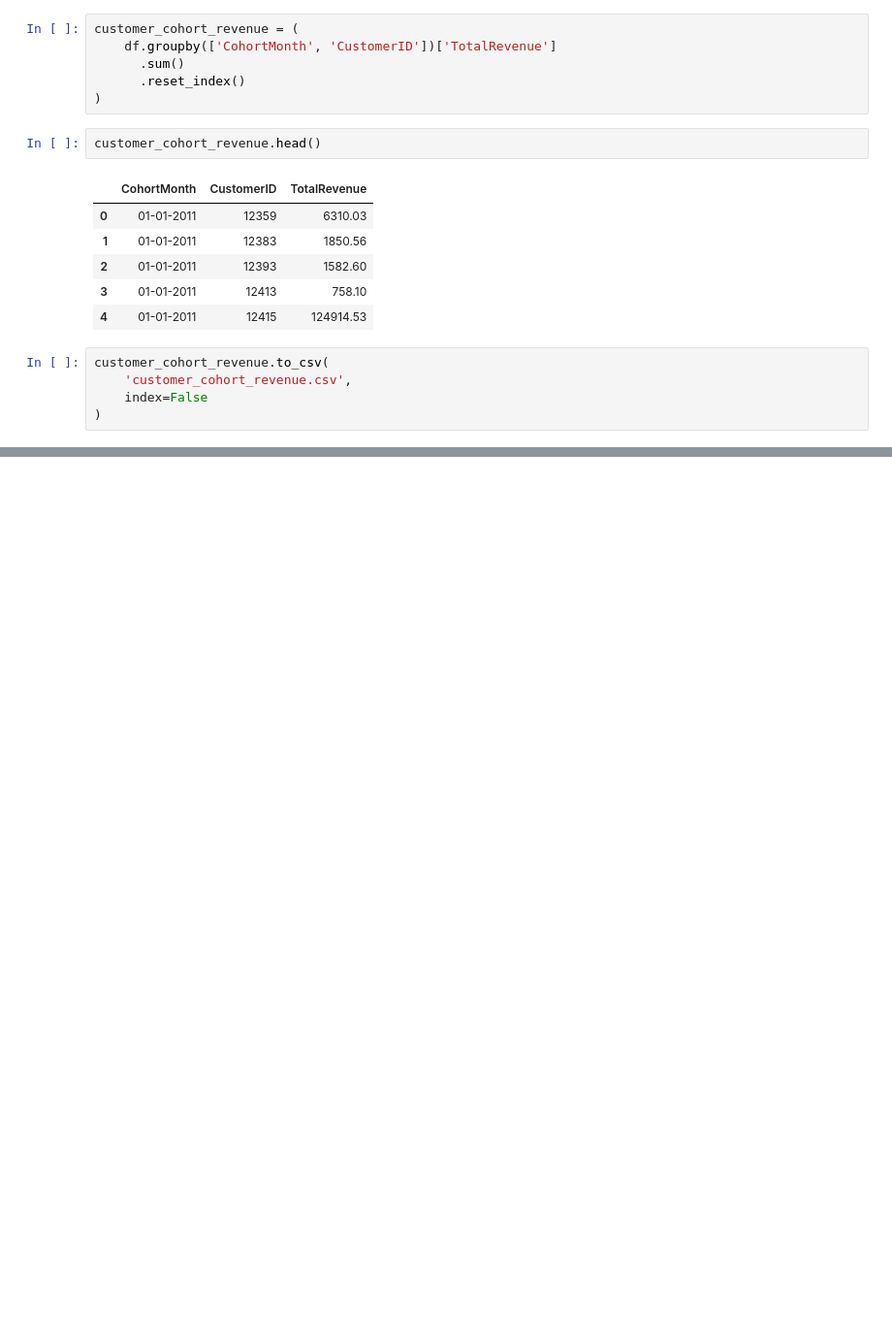
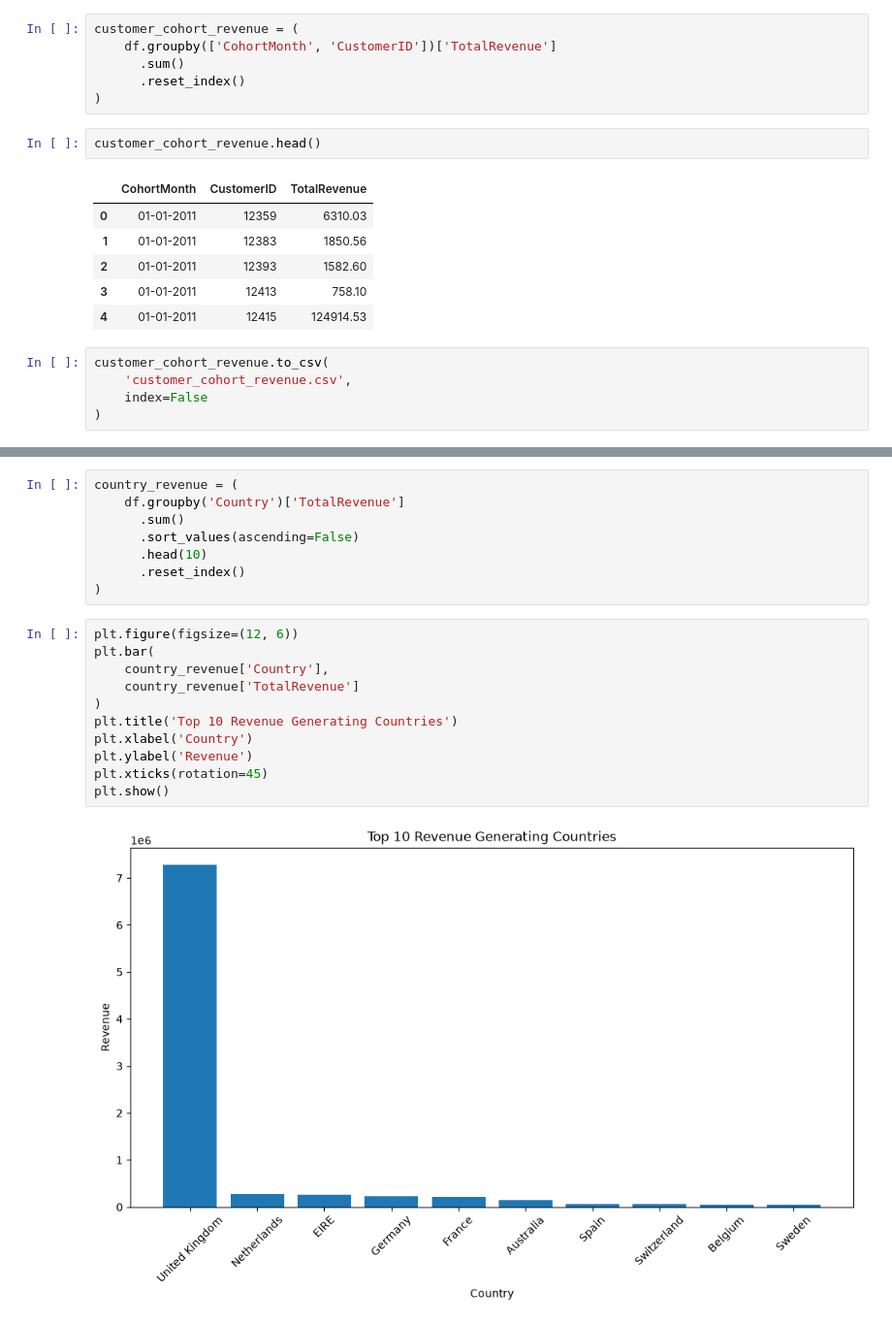
Before and after one commit to kalanidy/Infotact-intern-project-2-, a Jupyter notebook: week 3/week3_kalanidy.ipynb, the cells around one changed output, grey strips where cells are left out. Shown at 97% size. Drawn from its saved outputs; the diff is of its cells as text; blank space fills up the shorter version.

```diff
--- a/week 3/week3_kalanidy.ipynb
+++ b/week 3/week3_kalanidy.ipynb
@@ -73,0 +123,21 @@ customer_cohort_revenue.to_csv(
+# %%
+country_revenue = (
+    df.groupby('Country')['TotalRevenue']
+      .sum()
+      .sort_values(ascending=False)
+      .head(10)
+      .reset_index()
+)
+# %%
+plt.figure(figsize=(12, 6))
+plt.bar(
+    country_revenue['Country'],
+    country_revenue['TotalRevenue']
+)
+plt.title('Top 10 Revenue Generating Countries')
+plt.xlabel('Country')
+plt.ylabel('Revenue')
+plt.xticks(rotation=45)
+plt.show()
+# %% [output]
+[figure, added]
```
Also changed, not shown: parts of 6 cells of this notebook, 1 other file.
